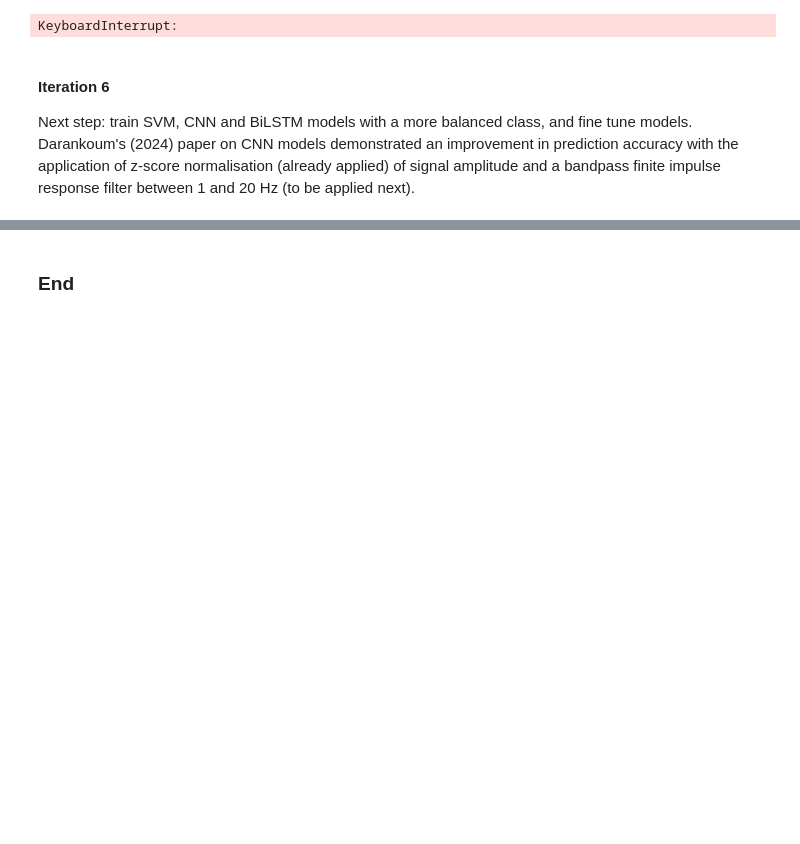
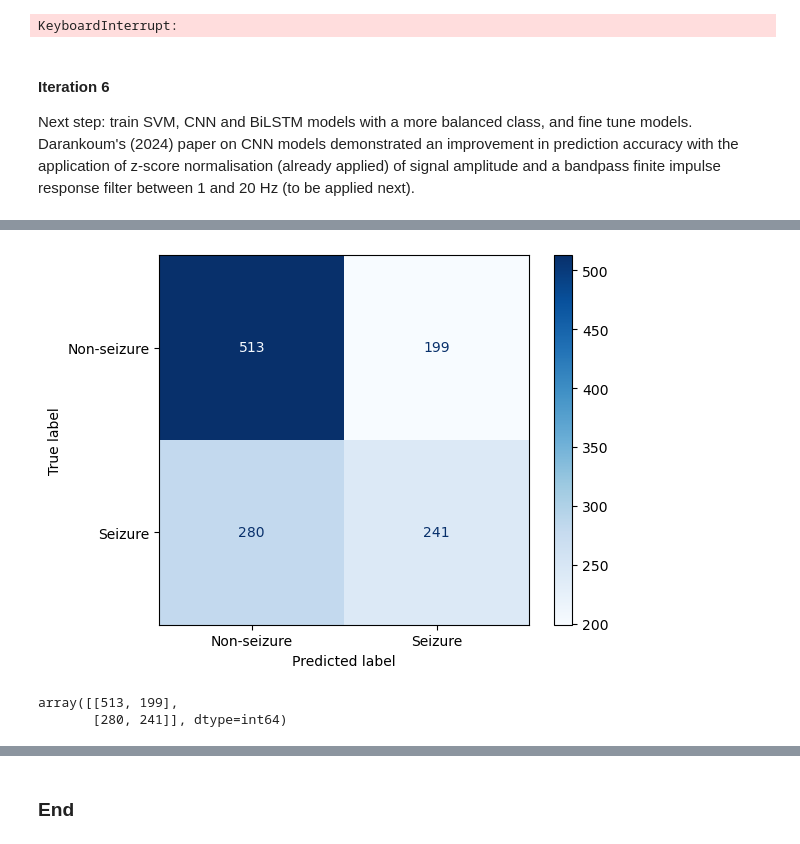
Before and after one commit to uol5/CM3070_SeizureDetection, a Jupyter notebook: main.ipynb, the cells around one changed output, grey strips where cells are left out. Saved outputs shown, nothing was run; the diff lists cells and outputs as text; code cells hidden in the pictures; blank space fills up the shorter version.

```diff
--- a/main.ipynb
+++ b/main.ipynb
@@ -2569,0 +2658,3 @@ Darankoum's (2024) paper on CNN models demonstrated an improvement in prediction
+# %%
+sec10_FIR.evaluate()
+# %% [output]
@@ -2569,0 +2666,3 @@ Darankoum's (2024) paper on CNN models demonstrated an improvement in prediction
+[figure, added]
+array([[513, 199],
+       [280, 241]], dtype=int64)
```
Also changed, not shown: parts of 15 cells of this notebook.
